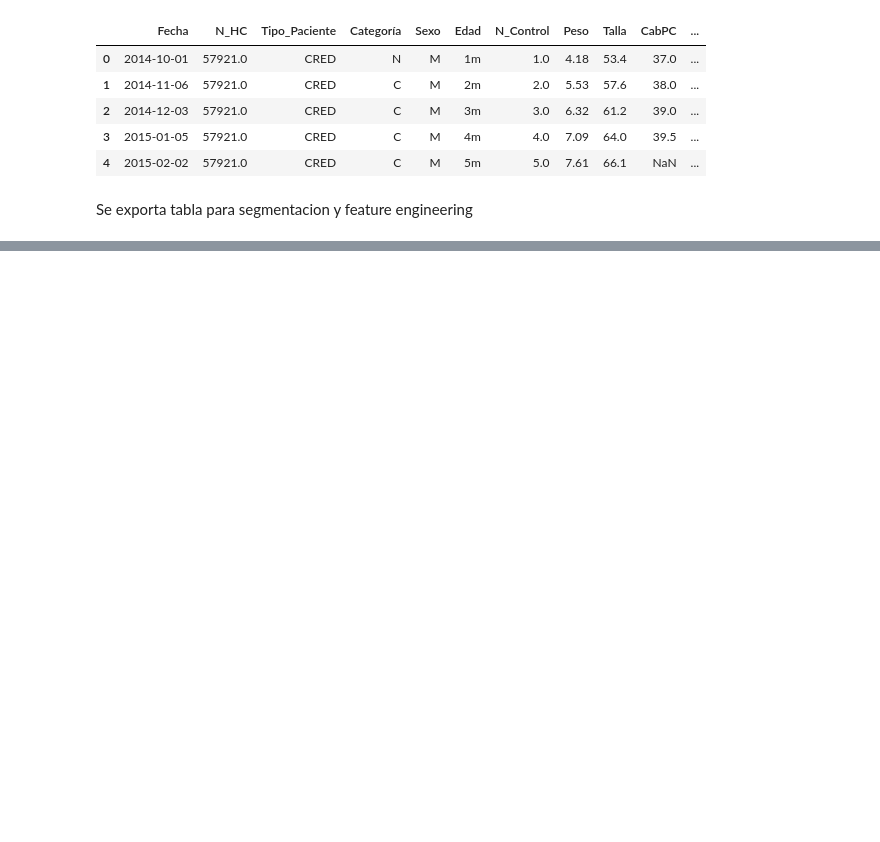
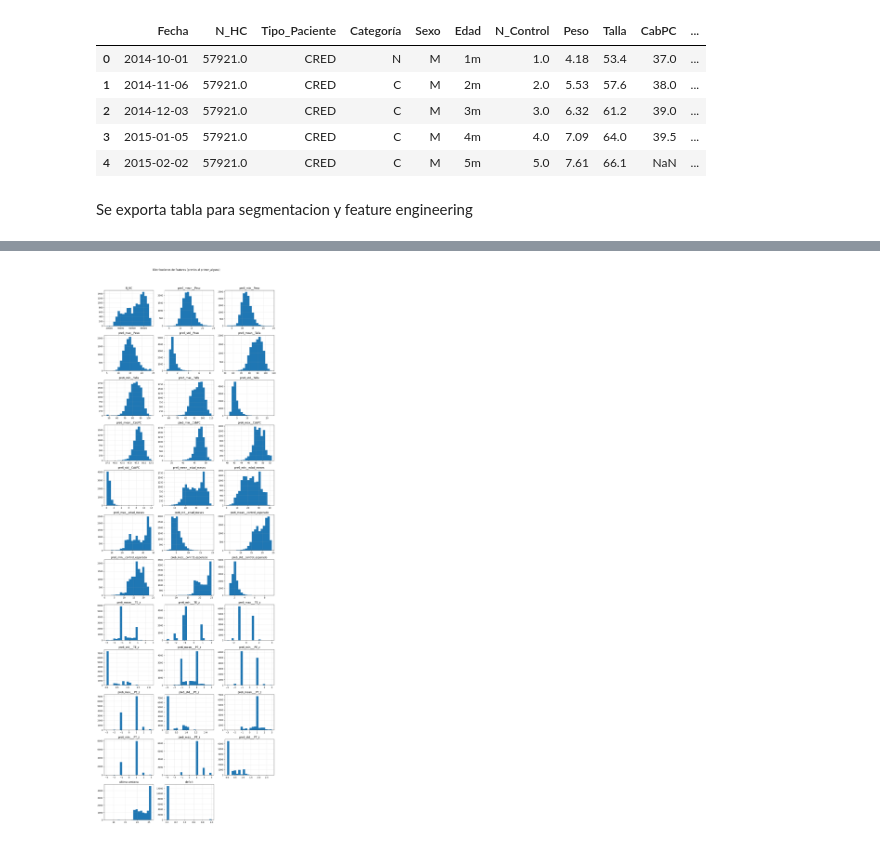
Before and after one commit to iach33/BREIT_TANI_PROJECT, a Jupyter notebook: notebooks/EDA_PREPROCESSING.ipynb, the cells around one changed output, grey strips where cells are left out. Saved outputs shown, nothing was run; the diff lists cells and outputs as text; code cells hidden in the pictures; blank space fills up the shorter version.

```diff
--- a/notebooks/EDA_PREPROCESSING.ipynb
+++ b/notebooks/EDA_PREPROCESSING.ipynb
@@ -1294,7 +1363,7 @@ Se exporta tabla para segmentacion y feature engineering
 # %%
 df.to_csv("../data/intermediate/tani_preprocessed_1.csv", index=False)
 # %%
-df_filtrado = df[(df['primer_alguna'] >= 6) & (df['ultimo_control'] >= 19)]
+df_filtrado = df[(df['cant_controles_primer_alguna'] >= 6) & (df['ultimo_control'] >= 19)]
 df_filtrado.head()
 # %% [output]
 |  | Fecha | N_HC | Tipo_Paciente | Categoría | Sexo | Edad | N_Control | Peso | Talla | CabPC | ... |
@@ -1309,0 +1607,14 @@ df_filtrado.shape
+# %%
+vars_cols = ['Peso','Talla','CabPC','edad_meses','control_esperado','_TE_z','_PE_z','_PT_z']
+
+feats_prev6_mix = features_6prev_window(
+    df_filtrado,
+    vars_cols=vars_cols,
+    window=6,
+    order_by='control_esperado',  # o 'Fecha'
+    atol=1e-6
+)
+
+# ver resultado
+pd.set_option('display.max_columns', 200)
+feats_prev6_mix.head()
@@ -1309,0 +1630,33 @@ df_filtrado.shape
+# %%
+import numpy as np
+import matplotlib.pyplot as plt
+import math
+
+def plot_grid_hist(df, cols=None, ncols=3, bins=20, title=None):
+    if cols is None:
+        cols = df.select_dtypes(include='number').columns.tolist()
+        cols = [c for c in cols if not c.endswith('_n__rows')]  # opcional: ocultar contador
+
+    n = len(cols)
+    nrows = math.ceil(n / ncols)
+    fig, axes = plt.subplots(nrows, ncols, figsize=(4*ncols, 3*nrows))
+    axes = np.array(axes).reshape(nrows, ncols)
+
+    for i, c in enumerate(cols):
+        r, k = divmod(i, ncols)
+        s = pd.to_numeric(df[c], errors='coerce').dropna()
+        axes[r, k].hist(s, bins=bins)
+        axes[r, k].set_title(c)
+        axes[r, k].grid(True, alpha=0.3)
+
+    for j in range(n, nrows*ncols):
+        r, k = divmod(j, ncols)
+        axes[r, k].axis('off')
+
+    if title: fig.suptitle(title, y=1.02)
+    fig.tight_layout(); plt.show()
+
+# Uso (sobre los pacientes con datos previos válidos):
+plot_grid_hist(feats_prev6_mix, title='Distribuciones de features (previos al primer_alguna)')
+# %% [output]
+[figure, added]
```
Also changed, not shown: parts of 31 cells of this notebook.
